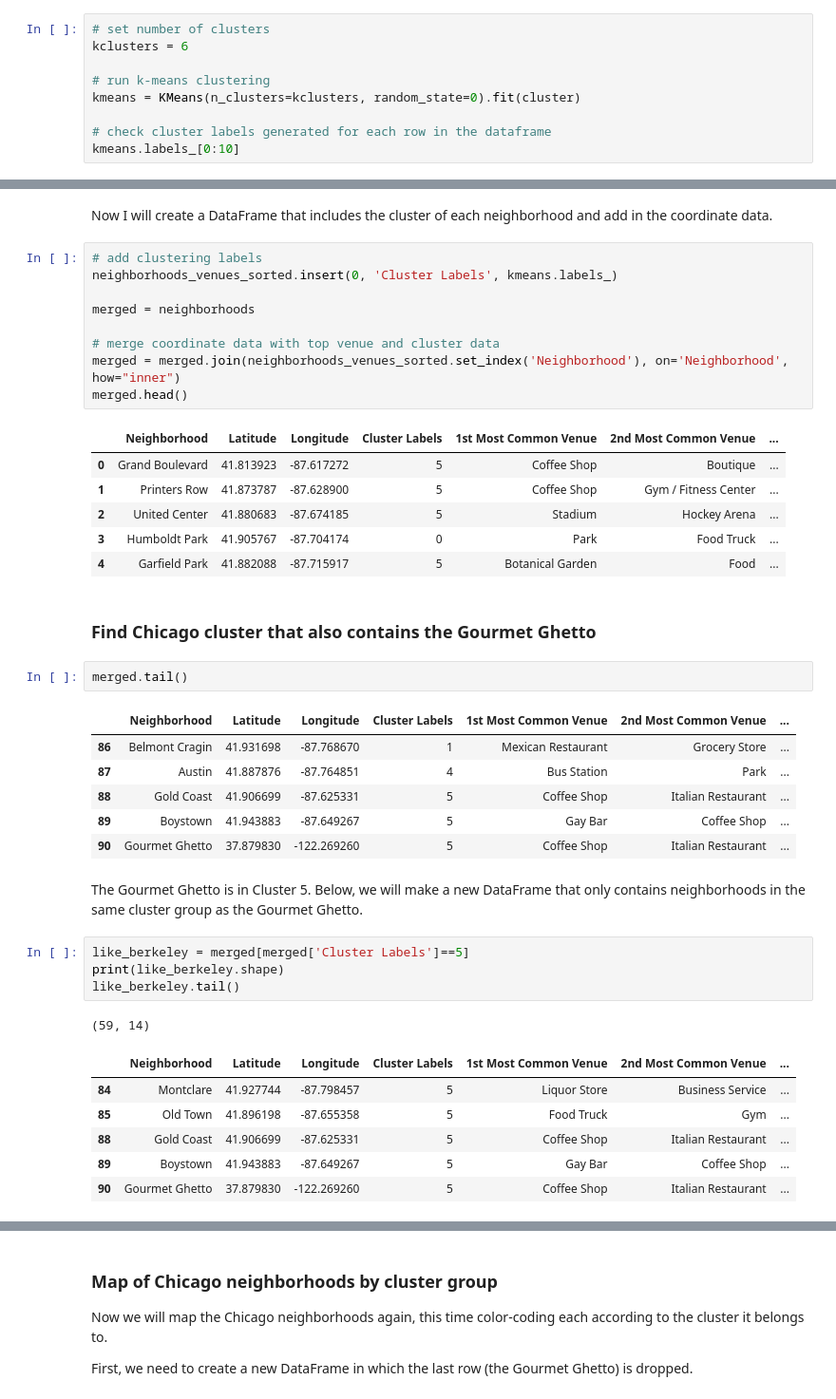
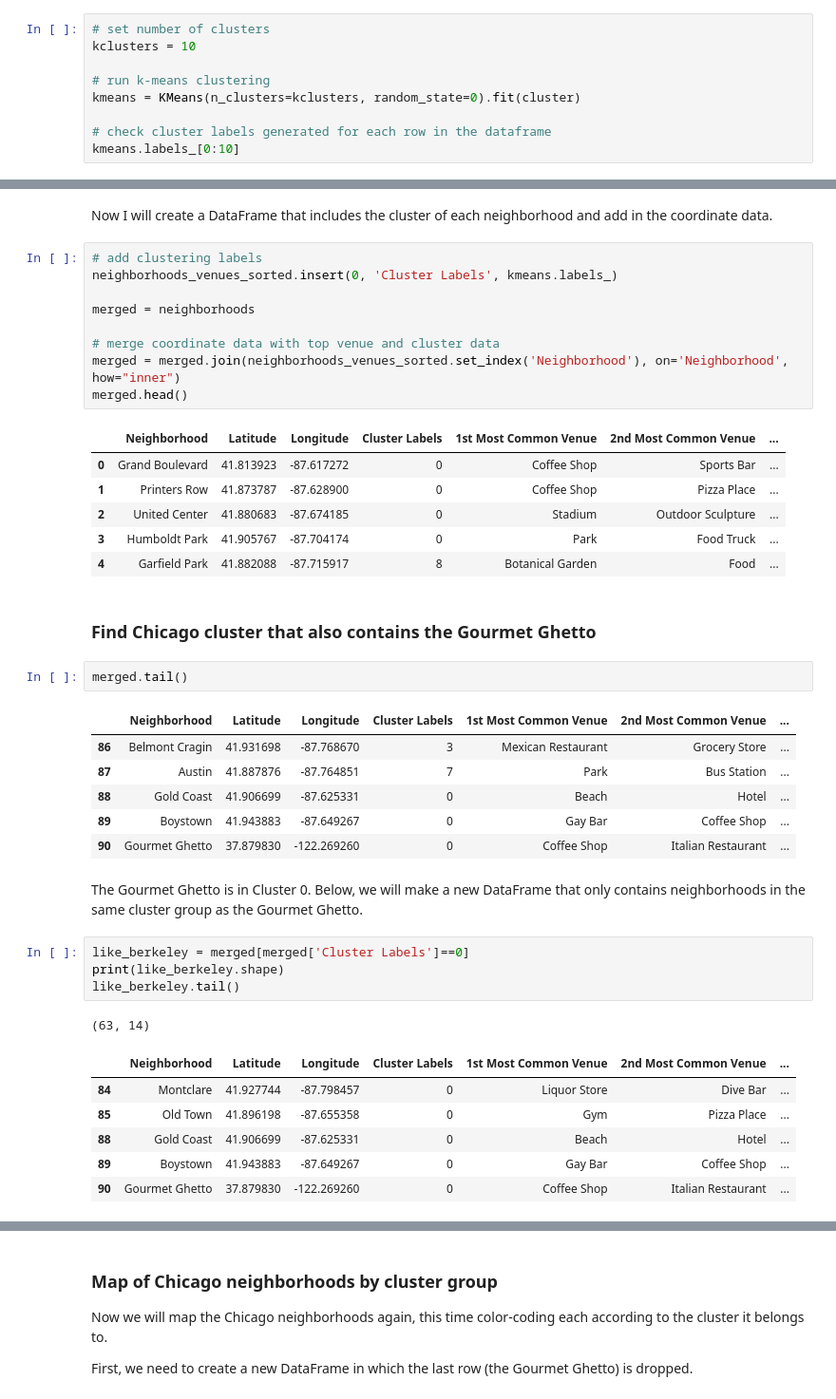
Before and after one commit to annie-helms/Coursera_Capstone, a Jupyter notebook: final_report.ipynb, the cells around one changed output, grey strips where cells are left out. Shown at 95% size. Saved outputs shown, nothing was run; the diff lists cells and outputs as text.

Commit message:
added analysis of cluster 0 neighborhoods

```diff
--- a/final_report.ipynb
+++ b/final_report.ipynb
@@ -423,6 +423,6 @@ Based on the plot above, we will take k=6 as the optimal value.
 # %%
 # set number of clusters
-kclusters = 6
+kclusters = 10
 
 # run k-means clustering
 kmeans = KMeans(n_clusters=kclusters, random_state=0).fit(cluster)
@@ -444,34 +444,34 @@ merged = merged.join(neighborhoods_venues_sorted.set_index('Neighborhood'), on='
 merged.head()
 # %% [output]
 |  | Neighborhood | Latitude | Longitude | Cluster Labels | 1st Most Common Venue | 2nd Most Common Venue | ... |
-| 0 | Grand Boulevard | 41.813923 | -87.617272 | 5 | Coffee Shop | Boutique | ... |
-| 1 | Printers Row | 41.873787 | -87.628900 | 5 | Coffee Shop | Gym / Fitness Center | ... |
-| 2 | United Center | 41.880683 | -87.674185 | 5 | Stadium | Hockey Arena | ... |
+| 0 | Grand Boulevard | 41.813923 | -87.617272 | 0 | Coffee Shop | Sports Bar | ... |
+| 1 | Printers Row | 41.873787 | -87.628900 | 0 | Coffee Shop | Pizza Place | ... |
+| 2 | United Center | 41.880683 | -87.674185 | 0 | Stadium | Outdoor Sculpture | ... |
 | 3 | Humboldt Park | 41.905767 | -87.704174 | 0 | Park | Food Truck | ... |
-| 4 | Garfield Park | 41.882088 | -87.715917 | 5 | Botanical Garden | Food | ... |
+| 4 | Garfield Park | 41.882088 | -87.715917 | 8 | Botanical Garden | Food | ... |
 # %% [markdown]
 ### Find Chicago cluster that also contains the Gourmet Ghetto
 # %%
 merged.tail()
 # %% [output]
 |  | Neighborhood | Latitude | Longitude | Cluster Labels | 1st Most Common Venue | 2nd Most Common Venue | ... |
-| 86 | Belmont Cragin | 41.931698 | -87.768670 | 1 | Mexican Restaurant | Grocery Store | ... |
-| 87 | Austin | 41.887876 | -87.764851 | 4 | Bus Station | Park | ... |
-| 88 | Gold Coast | 41.906699 | -87.625331 | 5 | Coffee Shop | Italian Restaurant | ... |
-| 89 | Boystown | 41.943883 | -87.649267 | 5 | Gay Bar | Coffee Shop | ... |
-| 90 | Gourmet Ghetto | 37.879830 | -122.269260 | 5 | Coffee Shop | Italian Restaurant | ... |
+| 86 | Belmont Cragin | 41.931698 | -87.768670 | 3 | Mexican Restaurant | Grocery Store | ... |
+| 87 | Austin | 41.887876 | -87.764851 | 7 | Park | Bus Station | ... |
+| 88 | Gold Coast | 41.906699 | -87.625331 | 0 | Beach | Hotel | ... |
+| 89 | Boystown | 41.943883 | -87.649267 | 0 | Gay Bar | Coffee Shop | ... |
+| 90 | Gourmet Ghetto | 37.879830 | -122.269260 | 0 | Coffee Shop | Italian Restaurant | ... |
 # %% [markdown]
-The Gourmet Ghetto is in Cluster 5. Below, we will make a new DataFrame that only contains neighborhoods in the same cluster group as the Gourmet Ghetto.
+The Gourmet Ghetto is in Cluster 0. Below, we will make a new DataFrame that only contains neighborhoods in the same cluster group as the Gourmet Ghetto.
 # %%
-like_berkeley = merged[merged['Cluster Labels']==5]
+like_berkeley = merged[merged['Cluster Labels']==0]
 print(like_berkeley.shape)
 like_berkeley.tail()
 # %% [output]
-(59, 14)
+(63, 14)
 |  | Neighborhood | Latitude | Longitude | Cluster Labels | 1st Most Common Venue | 2nd Most Common Venue | ... |
-| 84 | Montclare | 41.927744 | -87.798457 | 5 | Liquor Store | Business Service | ... |
-| 85 | Old Town | 41.896198 | -87.655358 | 5 | Food Truck | Gym | ... |
-| 88 | Gold Coast | 41.906699 | -87.625331 | 5 | Coffee Shop | Italian Restaurant | ... |
-| 89 | Boystown | 41.943883 | -87.649267 | 5 | Gay Bar | Coffee Shop | ... |
-| 90 | Gourmet Ghetto | 37.879830 | -122.269260 | 5 | Coffee Shop | Italian Restaurant | ... |
+| 84 | Montclare | 41.927744 | -87.798457 | 0 | Liquor Store | Dive Bar | ... |
+| 85 | Old Town | 41.896198 | -87.655358 | 0 | Gym | Pizza Place | ... |
+| 88 | Gold Coast | 41.906699 | -87.625331 | 0 | Beach | Hotel | ... |
+| 89 | Boystown | 41.943883 | -87.649267 | 0 | Gay Bar | Coffee Shop | ... |
+| 90 | Gourmet Ghetto | 37.879830 | -122.269260 | 0 | Coffee Shop | Italian Restaurant | ... |
 # %% [markdown]
```
Also changed, not shown: parts of 22 cells of this notebook.
